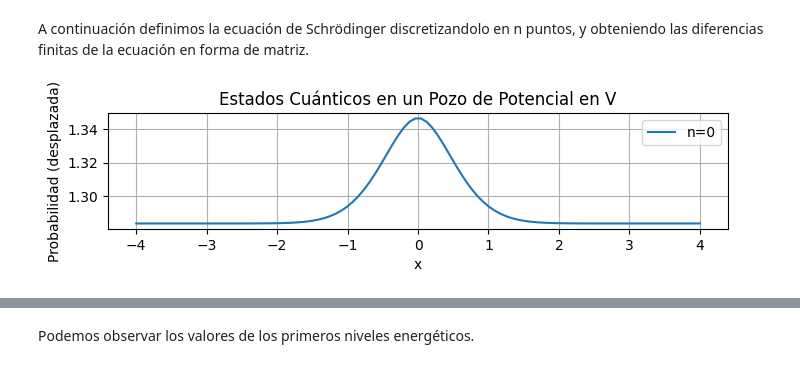
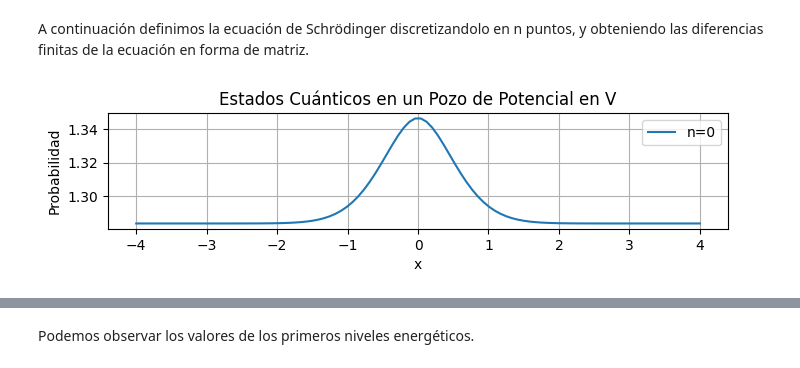
Before and after one commit to Sofia6978/SSN, a Jupyter notebook: Homework3.ipynb, the cells around one changed output, grey strips where cells are left out. Cells and saved outputs as stored; diff of their text form; code cells hidden in the pictures.

```diff
--- a/Homework3.ipynb
+++ b/Homework3.ipynb
@@ -48,32 +48,32 @@ def solucion_schrodinger(N=npuntos, xmin=-4, xmax=4, mu=1, V0=2, n_states=5):
   V = potV(x, V0)
 
   # Construcción de la matriz Hamiltoniana
   diag = tecno.full(N, 1.0 / (mu * dx**2) + V)
   off_diag = tecno.full(N - 1, -0.5 / (mu * dx**2))
   H = sp.diags([off_diag, diag, off_diag], [-1, 0, 1], format="csr")
 
   #Calculamos los valores y vectores propios de nuestra matriz, que seran las soluciones que buscamos.
   eigenvalues, eigenvectors = spla.eigsh(H, k=n_states, which='SM')
   return x, eigenvalues, eigenvectors
 
 def plot_results(x, eigenvalues, eigenvectors, n_plot=5):
     graf.figure(figsize=(8, 1.5))
     for i in range(0,1):
         graf.plot(x, eigenvectors[:, i]**2 + eigenvalues[i], label=f'n={i}')
     graf.xlabel("x")
-    graf.ylabel("Probabilidad (desplazada)")
+    graf.ylabel("Probabilidad")
     graf.title("Estados Cuánticos en un Pozo de Potencial en V")
     graf.legend()
     graf.grid()
     graf.show()
 if __name__ == "__main__":
     x, eigenvalues, eigenvectors = solucion_schrodinger()
     plot_results(x, eigenvalues, eigenvectors)
 
 print("n= 0, E_n=",eigenvalues[0])
 print("n= 1, E_n=",eigenvalues[1])
 print("n= 2, E_n=",eigenvalues[2])
 print("n= 3, E_n=",eigenvalues[3])
 print("n= 4, E_n=",eigenvalues[4])
 # %% [output]
-[figure, old version]
+[figure, new version]
```
Also changed, not shown: parts of 1 cell of this notebook.
